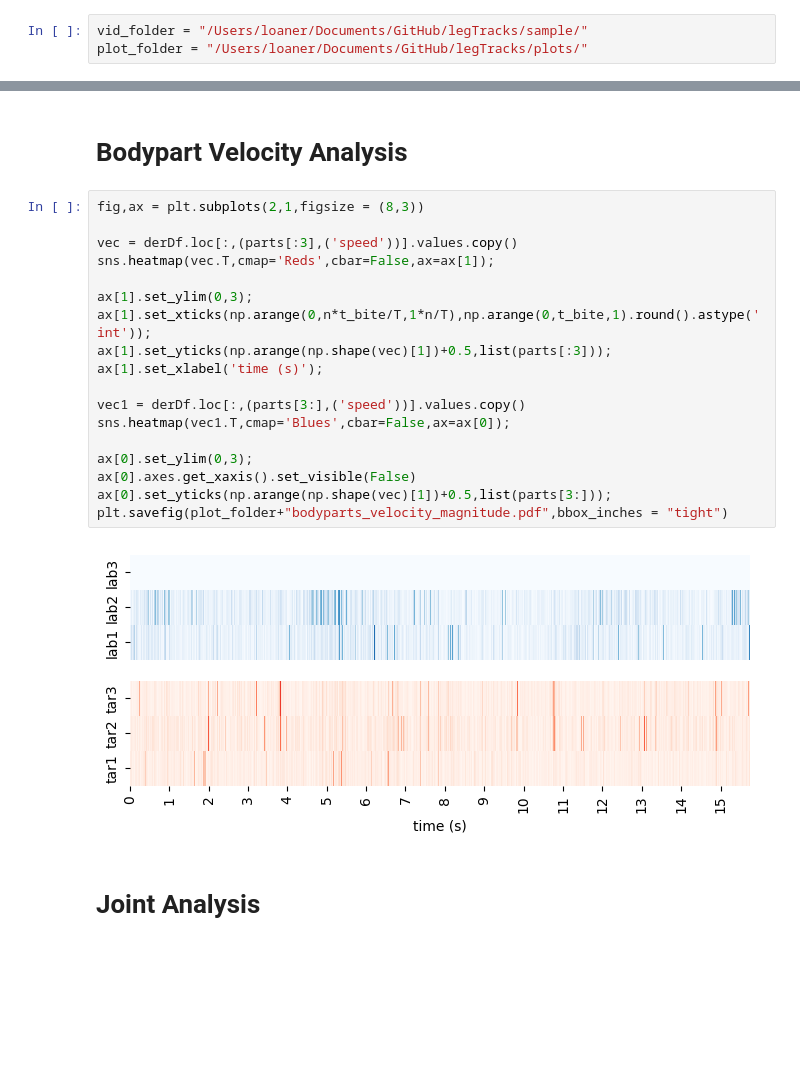
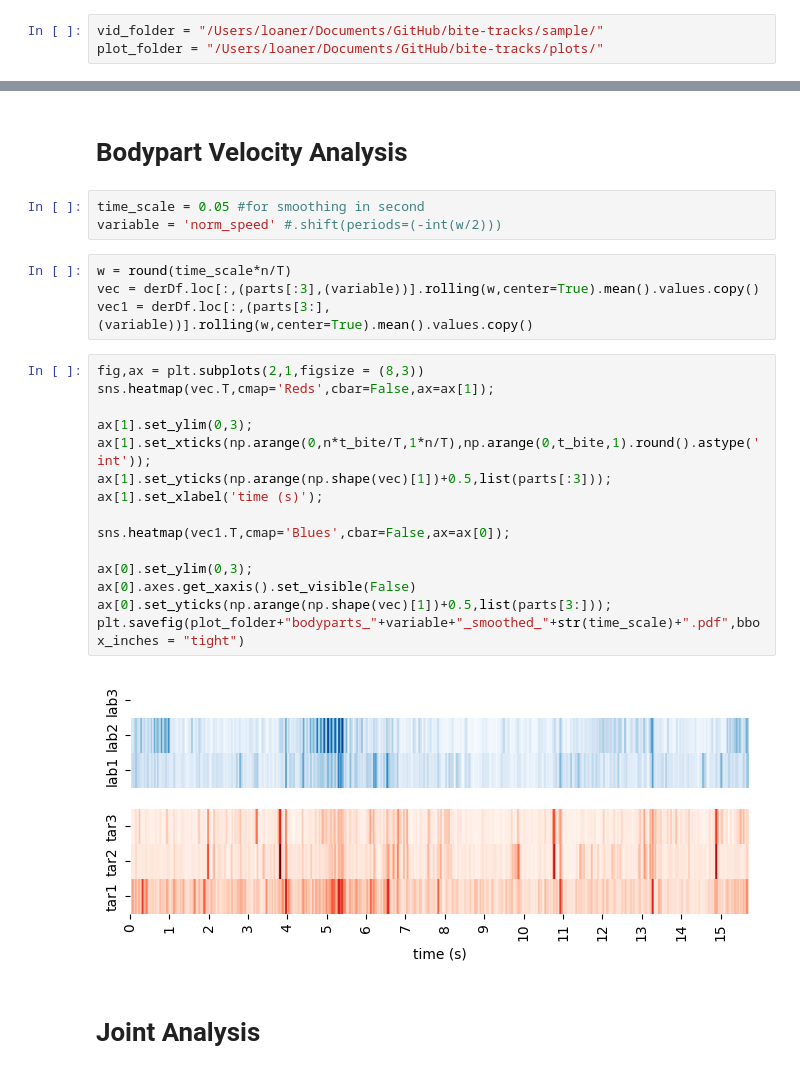
Before and after one commit to shivChitinous/bite-tracks, a Jupyter notebook: biteAnalysis.ipynb, the cells around one changed output, grey strips where cells are left out. Cells and saved outputs as stored; diff of their text form; blank space fills up the shorter version.

```diff
--- a/biteAnalysis.ipynb
+++ b/biteAnalysis.ipynb
@@ -13,8 +13,8 @@ import bites as bt
 # %%
 plt.rcParams['pdf.fonttype'] = 42
 # %%
-vid_folder = "/Users/loaner/Documents/GitHub/legTracks/sample/"
-plot_folder = "/Users/loaner/Documents/GitHub/legTracks/plots/"
+vid_folder = "/Users/loaner/Documents/GitHub/bite-tracks/sample/"
+plot_folder = "/Users/loaner/Documents/GitHub/bite-tracks/plots/"
 # %%
 legDf = pd.read_csv(vid_folder+"Adrill_C001H001S0048DLC_resnet50_skitJul21shuffle1_4800.csv",header=[1,2],index_col=0)
 # %% [markdown]
@@ -67,26 +67,30 @@ plt.savefig(plot_folder+"bodyparts_labium_frame_xy.pdf",bbox_inches = "tight")
 [figure]
 # %% [markdown]
 # Bodypart Velocity Analysis
+# %%
+time_scale = 0.05 #for smoothing in second
+variable = 'norm_speed' #.shift(periods=(-int(w/2)))
+# %%
+w = round(time_scale*n/T)
+vec = derDf.loc[:,(parts[:3],(variable))].rolling(w,center=True).mean().values.copy()
+vec1 = derDf.loc[:,(parts[3:],(variable))].rolling(w,center=True).mean().values.copy()
 # %%
 fig,ax = plt.subplots(2,1,figsize = (8,3))
-
-vec = derDf.loc[:,(parts[:3],('speed'))].values.copy()
 sns.heatmap(vec.T,cmap='Reds',cbar=False,ax=ax[1]);
 
 ax[1].set_ylim(0,3);
 ax[1].set_xticks(np.arange(0,n*t_bite/T,1*n/T),np.arange(0,t_bite,1).round().astype('int'));
 ax[1].set_yticks(np.arange(np.shape(vec)[1])+0.5,list(parts[:3]));
 ax[1].set_xlabel('time (s)');
 
-vec1 = derDf.loc[:,(parts[3:],('speed'))].values.copy()
 sns.heatmap(vec1.T,cmap='Blues',cbar=False,ax=ax[0]);
 
 ax[0].set_ylim(0,3);
 ax[0].axes.get_xaxis().set_visible(False)
 ax[0].set_yticks(np.arange(np.shape(vec)[1])+0.5,list(parts[3:]));
-plt.savefig(plot_folder+"bodyparts_velocity_magnitude.pdf",bbox_inches = "tight")
+plt.savefig(plot_folder+"bodyparts_"+variable+"_smoothed_"+str(time_scale)+".pdf",bbox_inches = "tight")
 # %% [output]
-[figure, old version]
+[figure, new version]
 # %% [markdown]
 # Joint Analysis
 # %% [markdown]
```
Also changed, not shown: parts of 10 cells of this notebook, 20 other files.
